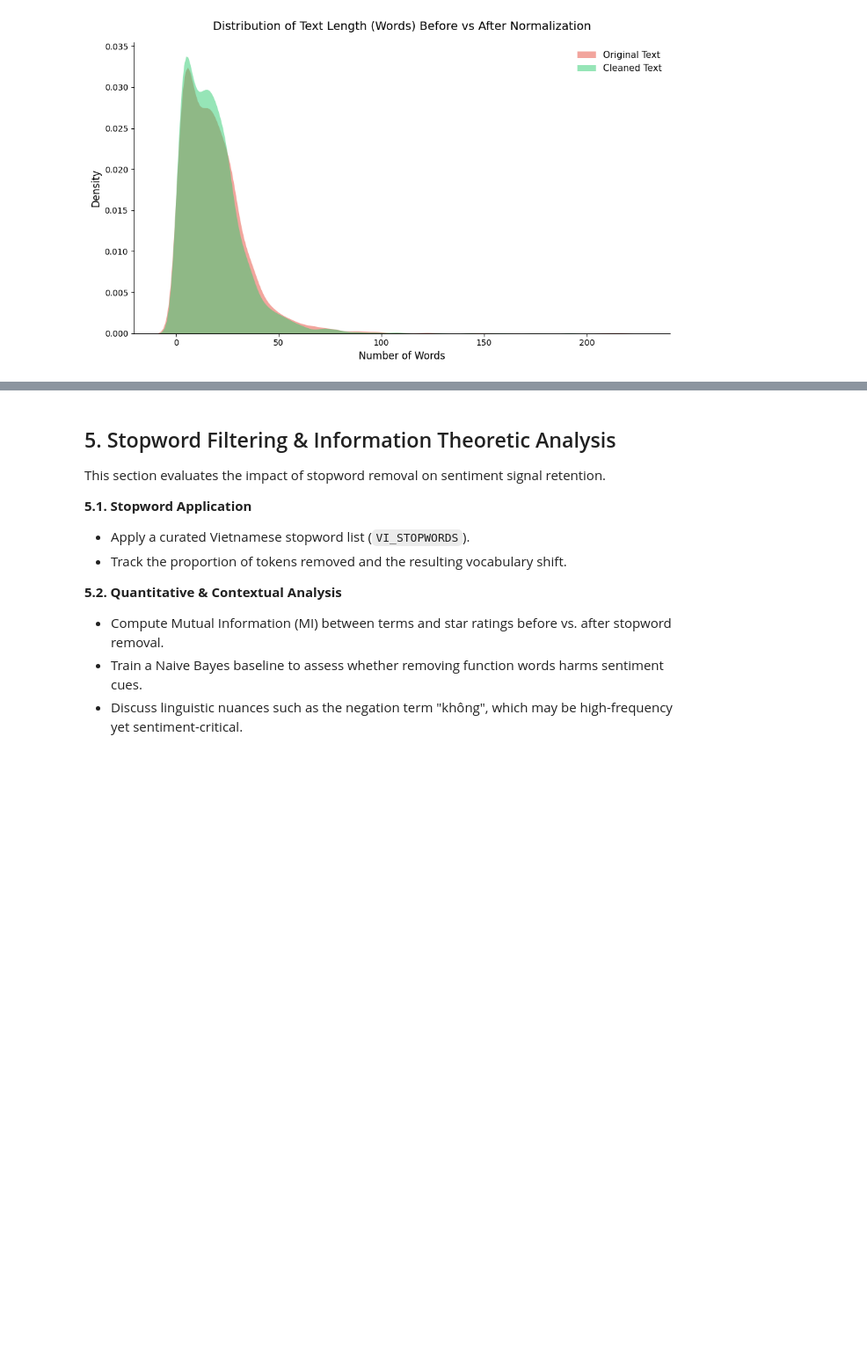
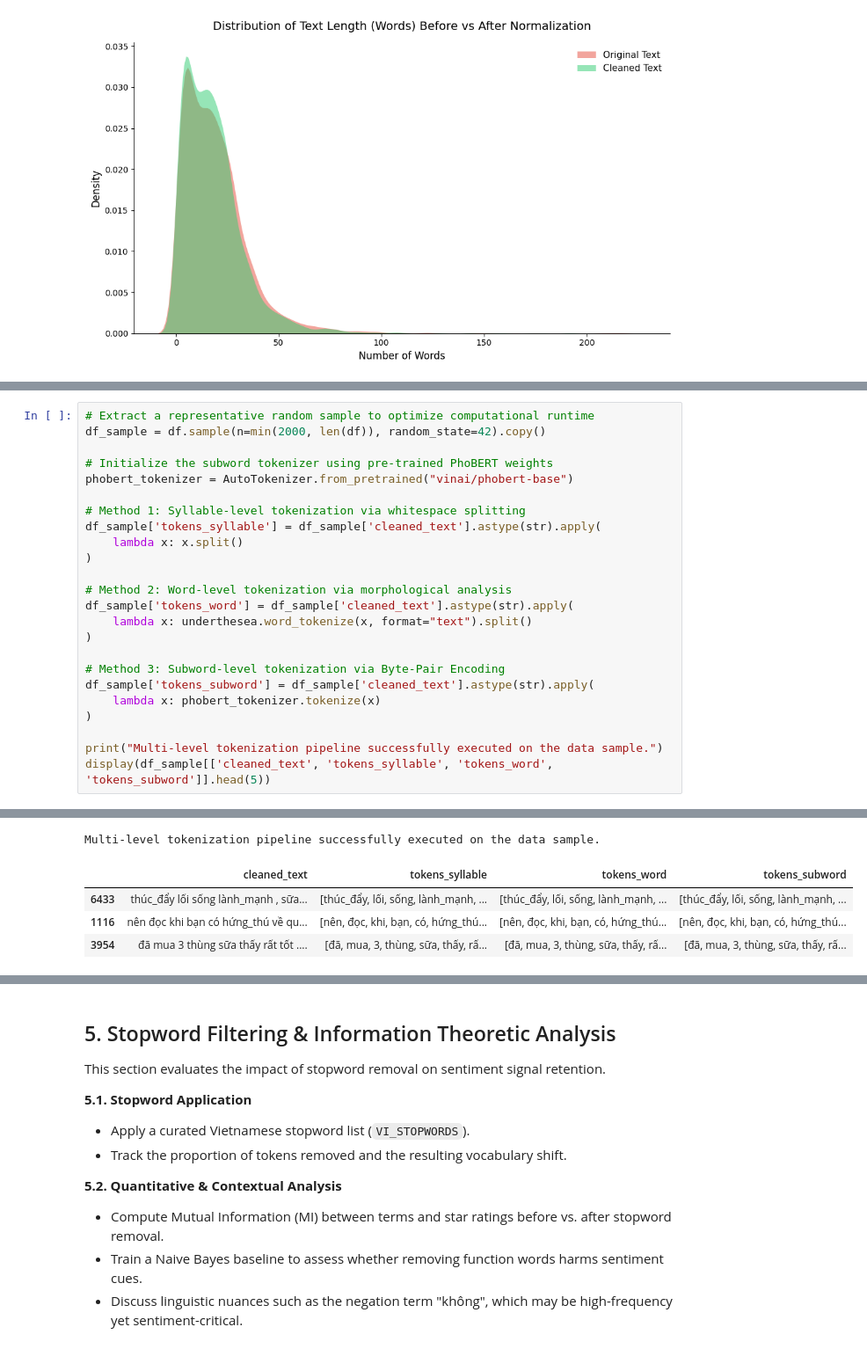
Before and after one commit to ThanhChuong12/ecommerce-review-analytics, a Jupyter notebook: notebooks/01_Data_Preprocessing_and_Labeling.ipynb, the cells around one changed output, grey strips where cells are left out. Shown at 88% size. Cells and saved outputs as stored; diff of their text form; blank space fills up the shorter version.

```diff
--- a/notebooks/01_Data_Preprocessing_and_Labeling.ipynb
+++ b/notebooks/01_Data_Preprocessing_and_Labeling.ipynb
@@ -291,0 +291,25 @@ This section evaluates tokenization strategies tailored to Vietnamese, where sta
+# %%
+# Extract a representative random sample to optimize computational runtime
+df_sample = df.sample(n=min(2000, len(df)), random_state=42).copy()
+
+# Initialize the subword tokenizer using pre-trained PhoBERT weights
+phobert_tokenizer = AutoTokenizer.from_pretrained("vinai/phobert-base")
+
+# Method 1: Syllable-level tokenization via whitespace splitting
+df_sample['tokens_syllable'] = df_sample['cleaned_text'].astype(str).apply(
+    lambda x: x.split()
+)
+
+# Method 2: Word-level tokenization via morphological analysis
+df_sample['tokens_word'] = df_sample['cleaned_text'].astype(str).apply(
+    lambda x: underthesea.word_tokenize(x, format="text").split()
+)
+
+# Method 3: Subword-level tokenization via Byte-Pair Encoding
+df_sample['tokens_subword'] = df_sample['cleaned_text'].astype(str).apply(
+    lambda x: phobert_tokenizer.tokenize(x)
+)
+
+print("Multi-level tokenization pipeline successfully executed on the data sample.")
+display(df_sample[['cleaned_text', 'tokens_syllable', 'tokens_word', 'tokens_subword']].head(5))
+# %% [output]
@@ -291,0 +318,5 @@ This section evaluates tokenization strategies tailored to Vietnamese, where sta
+Multi-level tokenization pipeline successfully executed on the data sample.
+|  | cleaned_text | tokens_syllable | tokens_word | tokens_subword |
+| 6433 | thúc_đẩy lối sống lành_mạnh , sữa... | [thúc_đẩy, lối, sống, lành_mạnh, ... | [thúc_đẩy, lối, sống, lành_mạnh, ... | [thúc_đẩy, lối, sống, lành_mạnh, ... |
+| 1116 | nên đọc khi bạn có hứng_thú về qu... | [nên, đọc, khi, bạn, có, hứng_thú... | [nên, đọc, khi, bạn, có, hứng_thú... | [nên, đọc, khi, bạn, có, hứng_thú... |
+| 3954 | đã mua 3 thùng sữa thấy rất tốt .... | [đã, mua, 3, thùng, sữa, thấy, rấ... | [đã, mua, 3, thùng, sữa, thấy, rấ... | [đã, mua, 3, thùng, sữa, thấy, rấ... |
```
Also changed, not shown: parts of 16 cells of this notebook.
